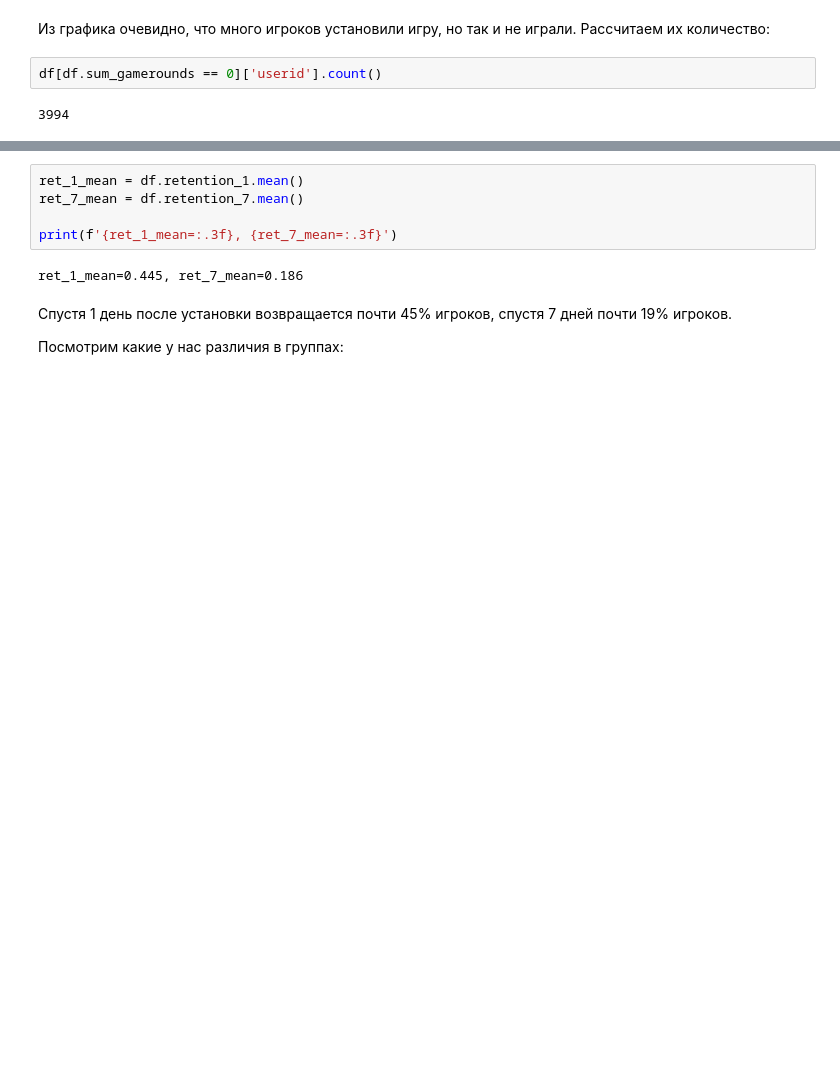
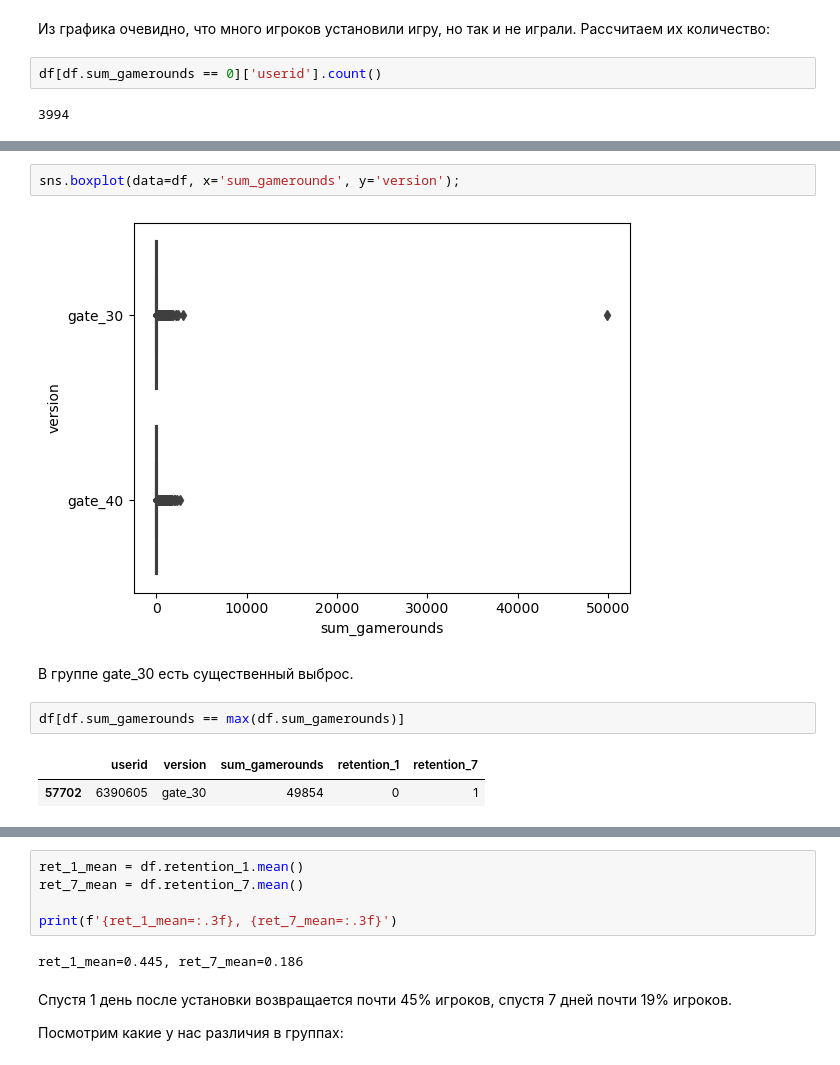
Before and after one commit to ElenaAgapitova/AB_split_testing, a Jupyter notebook: AB_test Cookie Cats/Cookie_Cats_AB_test.ipynb, the cells around one changed output, grey strips where cells are left out. Cells and saved outputs as stored; diff of their text form; blank space fills up the shorter version.

```diff
--- a/AB_test Cookie Cats/Cookie_Cats_AB_test.ipynb
+++ b/AB_test Cookie Cats/Cookie_Cats_AB_test.ipynb
@@ -103,0 +125,11 @@ df[df.sum_gamerounds == 0]['userid'].count()
+# %%
+sns.boxplot(data=df, x='sum_gamerounds', y='version');
+# %% [output]
+[figure, added]
+# %% [markdown]
+В группе gate_30 есть существенный выброс.
+# %%
+df[df.sum_gamerounds == max(df.sum_gamerounds)]
+# %% [output]
+|  | userid | version | sum_gamerounds | retention_1 | retention_7 |
+| 57702 | 6390605 | gate_30 | 49854 | 0 | 1 |
```
Also changed, not shown: parts of 25 cells of this notebook.
